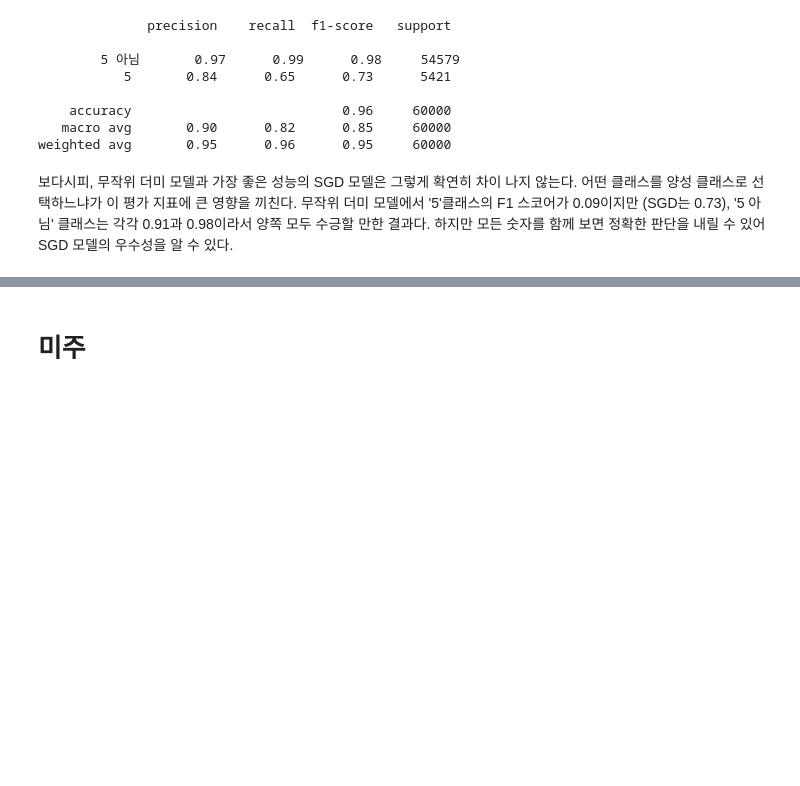
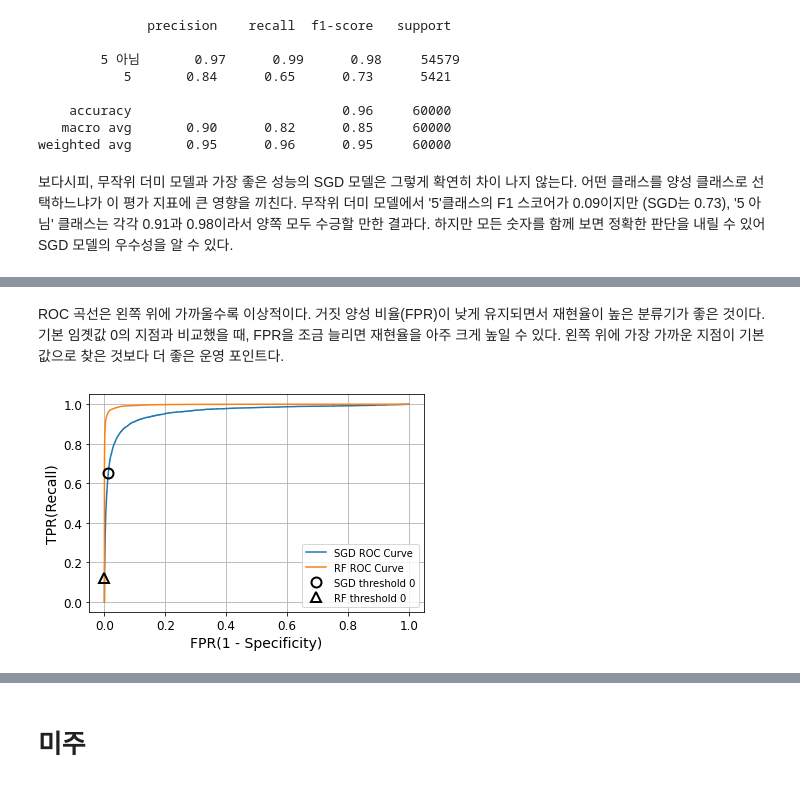
Before and after one commit to Sameta-cani/jwork, a Jupyter notebook: Evaluation Indicator.ipynb, the cells around one changed output, grey strips where cells are left out. Drawn from its saved outputs; the diff is of its cells as text; code cells hidden in the pictures; blank space fills up the shorter version.

```diff
--- a/Evaluation Indicator.ipynb
+++ b/Evaluation Indicator.ipynb
@@ -505,0 +570,27 @@ weighted avg       0.95      0.96      0.95     60000
+# %% [markdown]
+ROC 곡선은 왼쪽 위에 가까울수록 이상적이다. 거짓 양성 비율(FPR)이 낮게 유지되면서 재현율이 높은 분류기가 좋은 것이다. 기본 임곗값 0의 지점과 비교했을 때, FPR을 조금 늘리면 재현율을 아주 크게 높일 수 있다. 왼쪽 위에 가장 가까운 지점이 기본값으로 찾은 것보다 더 좋은 운영 포인트다.
+# %%
+from sklearn.ensemble import RandomForestClassifier
+
+rf = RandomForestClassifier(n_estimators=100, random_state=0, max_features=2)
+rf.fit(X_train, y_train_5)
+y_probas_forest = cross_val_predict(rf, X_train, y_train_5, cv=3,
+                                    method="predict_proba")
+y_scores_forest = y_probas_forest[:, 1]
+fpr_rf, tpr_rf, thresholds_rf = roc_curve(y_train_5, y_scores_forest)
+
+plt.plot(fpr, tpr, label='SGD ROC Curve')
+plt.plot(fpr_rf, tpr_rf, label='RF ROC Curve')
+
+plt.xlabel("FPR(1 - Specificity)")
+plt.ylabel("TPR(Recall)")
+plt.plot(fpr[close_zero], tpr[close_zero], 'o', markersize=10,
+     label="SGD threshold 0", fillstyle="none", c='k', mew=2)
+close_default_rf = np.argmin(np.abs(thresholds_rf- 0.5))
+plt.plot(fpr_rf[close_default_rf], tpr[close_default_rf], '^', markersize=10,
+         label="RF threshold 0", fillstyle="none", c='k', mew=2)
+plt.legend()
+plt.grid()
+plt.show()
+# %% [output]
+[figure, added]
```
Also changed, not shown: parts of 27 cells of this notebook, 1 other file.
